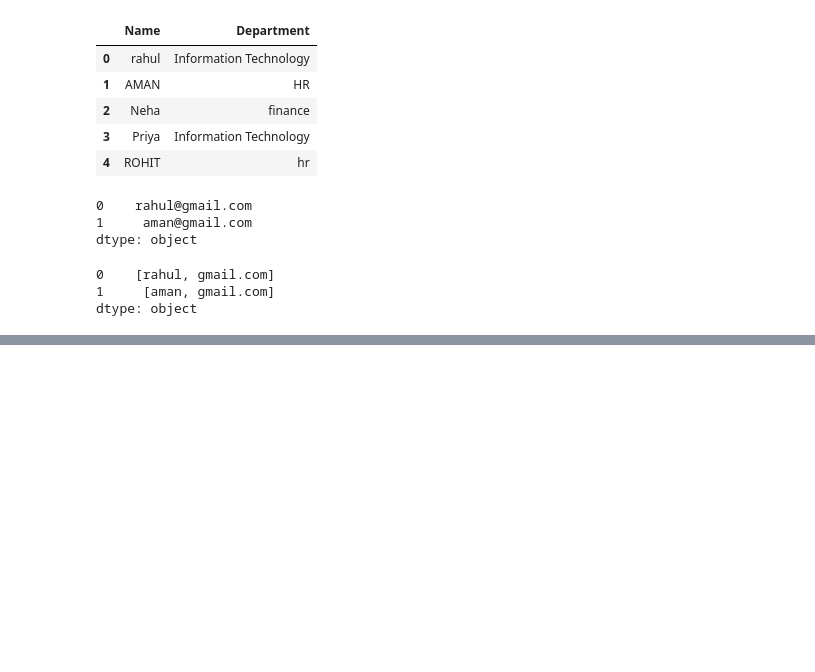
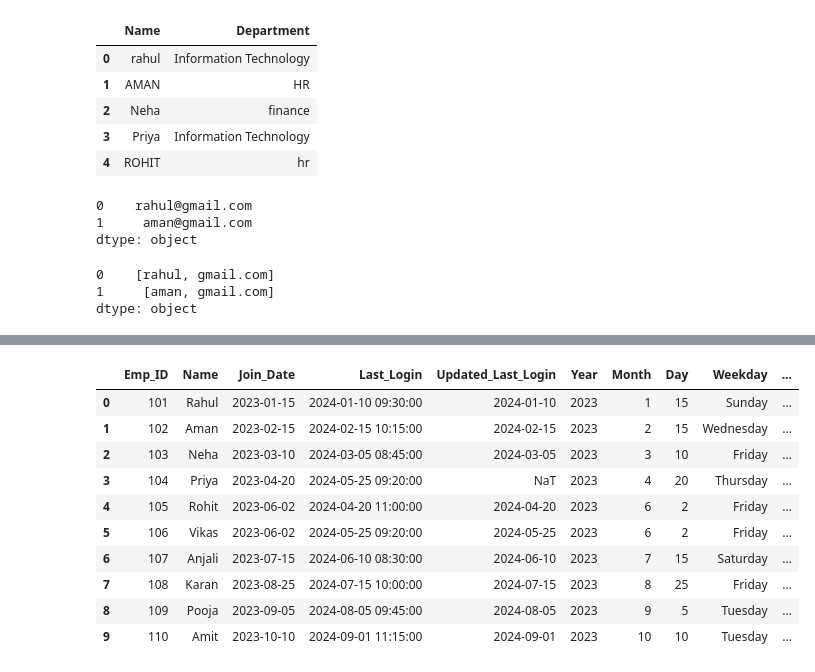
Before and after one commit to ghosh-vishnu/Python_Evening-AI-ML-5-30-PM, a Jupyter notebook: pandas.ipynb, the cells around one changed output, grey strips where cells are left out. Drawn from its saved outputs; the diff is of its cells as text; code cells hidden in the pictures; blank space fills up the shorter version.

Commit message:
Module 8 Date and Time Function Complete

```diff
--- a/pandas.ipynb
+++ b/pandas.ipynb
@@ -1258,0 +1507,2 @@ dtype: object
+# %%
+hr['Updated_Last_Login']=pd.to_datetime(hr['Last_Login'],errors='coerce').dt.date
@@ -1258,0 +1533,4 @@ dtype: object
+# %%
+hr['Join_Date']=hr['Join_Date'].fillna(hr['Join_Date'].median())
+# %%
+hr['Last_Login']=hr['Last_Login'].fillna(hr['Last_Login'].median())
@@ -1258,0 +1551,19 @@ dtype: object
+# %%
+hr['Year']=hr['Join_Date'].dt.year
+hr['Month']=hr['Join_Date'].dt.month
+hr['Day']=hr['Join_Date'].dt.day
+hr['Weekday_Name']=hr['Join_Date'].dt.day_name()
+# %%
+hr
+# %% [output]
+|  | Emp_ID | Name | Join_Date | Last_Login | Updated_Last_Login | Year | Month | Day | Weekday | ... |
+| 0 | 101 | Rahul | 2023-01-15 | 2024-01-10 09:30:00 | 2024-01-10 | 2023 | 1 | 15 | Sunday | ... |
+| 1 | 102 | Aman | 2023-02-15 | 2024-02-15 10:15:00 | 2024-02-15 | 2023 | 2 | 15 | Wednesday | ... |
+| 2 | 103 | Neha | 2023-03-10 | 2024-03-05 08:45:00 | 2024-03-05 | 2023 | 3 | 10 | Friday | ... |
+| 3 | 104 | Priya | 2023-04-20 | 2024-05-25 09:20:00 | NaT | 2023 | 4 | 20 | Thursday | ... |
+| 4 | 105 | Rohit | 2023-06-02 | 2024-04-20 11:00:00 | 2024-04-20 | 2023 | 6 | 2 | Friday | ... |
+| 5 | 106 | Vikas | 2023-06-02 | 2024-05-25 09:20:00 | 2024-05-25 | 2023 | 6 | 2 | Friday | ... |
+| 6 | 107 | Anjali | 2023-07-15 | 2024-06-10 08:30:00 | 2024-06-10 | 2023 | 7 | 15 | Saturday | ... |
+| 7 | 108 | Karan | 2023-08-25 | 2024-07-15 10:00:00 | 2024-07-15 | 2023 | 8 | 25 | Friday | ... |
+| 8 | 109 | Pooja | 2023-09-05 | 2024-08-05 09:45:00 | 2024-08-05 | 2023 | 9 | 5 | Tuesday | ... |
+| 9 | 110 | Amit | 2023-10-10 | 2024-09-01 11:15:00 | 2024-09-01 | 2023 | 10 | 10 | Tuesday | ... |
```
Also changed, not shown: parts of 28 cells of this notebook.
